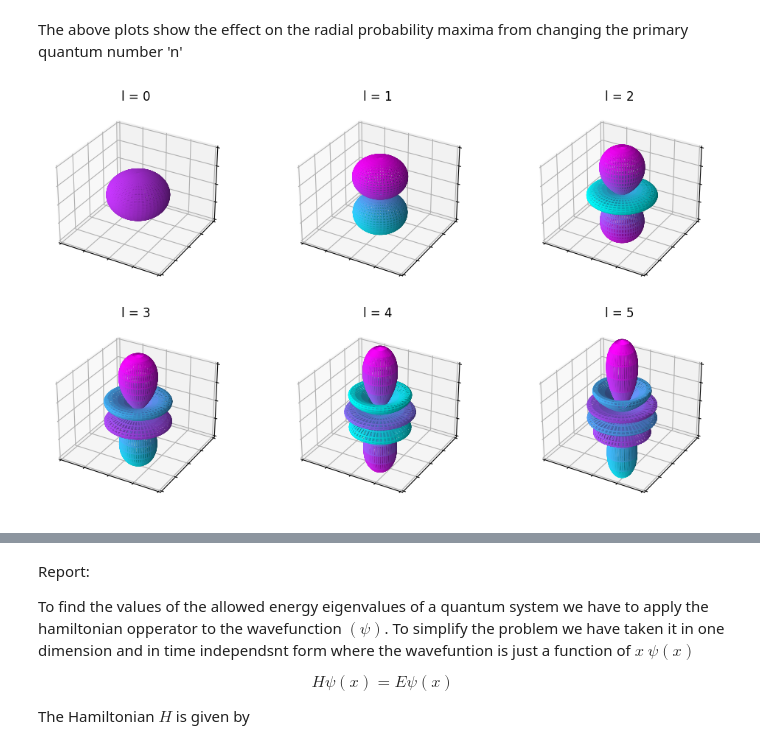
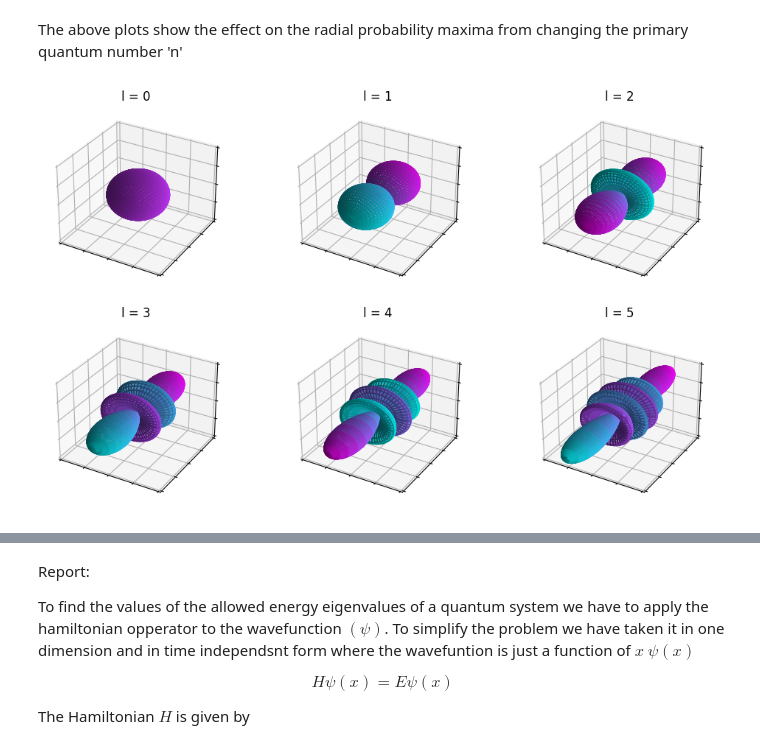
Before and after one commit to Adillwma/QuantumHarmonics, a Jupyter notebook: development.ipynb, the cells around one changed output, grey strips where cells are left out. Drawn from its saved outputs; the diff is of its cells as text; code cells hidden in the pictures.

```diff
--- a/development.ipynb
+++ b/development.ipynb
@@ -843,7 +868,12 @@ maxE_vec = 5
 
 all_evals_l_test = []
 all_e_vecs_l_test = []
-r, delta_r, N = generate_x(x_min=0, x_max=200, N=1000)    #X spatial genrator fucntion defined earlier works fine for r too
+
+min_r = 0
+max_r = 200
+N = 1000
+
+r, delta_r, N = generate_x(min_r, max_r, N)    #X spatial genrator fucntion defined earlier works fine for r too
 
 for l in range(0, max_l_num):
     V_hydrogen = potential_hydrogen(r, l)     #Runs above function to calcualte the potential of the hydrogen atom
@@ -1206,35 +1236,35 @@ def plot_3D_angular_wavefunction_probdensity(l, m=0):
     x_coord = r * np.sin(phi) * np.cos(theta) * abs(Ylm)
     y_coord = r * np.sin(phi) * np.sin(theta) * abs(Ylm)
     z_coord = r * np.cos(phi) * abs(Ylm)
 
     #Create a colour map
     term_1 = (Ylm - Ylm.min())                    #Moves lower limit to 0
     term_2 = (Ylm.max() - Ylm.min())              #Normalises upper limit to 1
     if term_2 == 0:                               #Checks for 0 values in divide, which occur when l = 0
         fcolors = Ylm + 0.5                       #Sets a constant colour for this case of l = 0 as there is only one spherical orbital and it needs no colour differentiation to make it out visually
     else:
         fcolors = term_1/term_2                   #Otherwise sets the normalised colour gradient
 
     #Plotting
-    ax.plot_surface(x_coord, y_coord, z_coord, facecolors=cm.cool(fcolors), alpha=0.4)   #Plots the surface using the normalised colour gradient, setting alpha to 0.4 makes the plots geometry look better
+    ax.plot_surface(x_coord, z_coord, y_coord, facecolors=cm.cool(fcolors), alpha=0.4)   #Plots the surface using the normalised colour gradient, setting alpha to 0.4 makes the plots geometry look better
     ax.set_xlim(-max_r, max_r)
     ax.set_ylim(-max_r, max_r)
     ax.set_zlim(-max_r, max_r)
     return (x_coord, y_coord, z_coord)                                                   #Returns cartsian x, y, z coordinates
 
 
 #Make 3D plots of angular wavefunction probability densities for hydrogen atom varying l
 fig = plt.figure(figsize=(12,7))
 for l in range (0,6):                                        #Iterates through l values
     ax = fig.add_subplot(2, 3, l+1, projection='3d')
     plot_3D_angular_wavefunction_probdensity(l, m=0)         #Plots the angular wavefunction
     ax.set_title("l = %s" %l)
     ax.set_xticklabels([])                                   #Removes the plot value labels without removing the grid
     ax.set_yticklabels([])                                   #As above
     ax.set_zticklabels([])                                   #As above
 plt.show()
 # %% [output]
-[figure, old version]
+[figure, new version]
 # %%
 #Make 3D plots of angular wavefunction probability densities for hydrogen atom varying l and m
 
```
Also changed, not shown: parts of 10 cells of this notebook, 5 other files.
